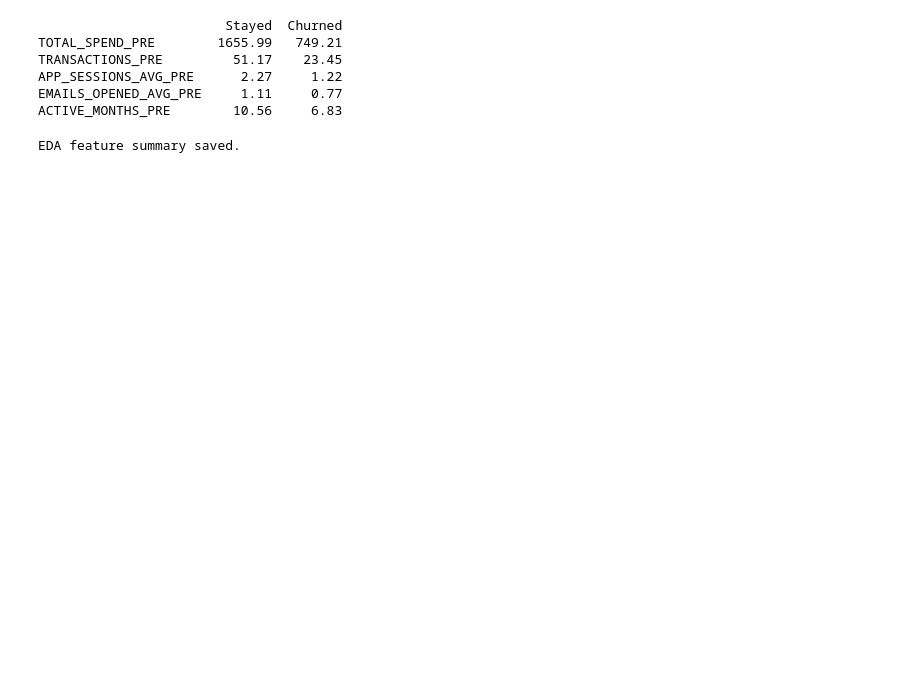
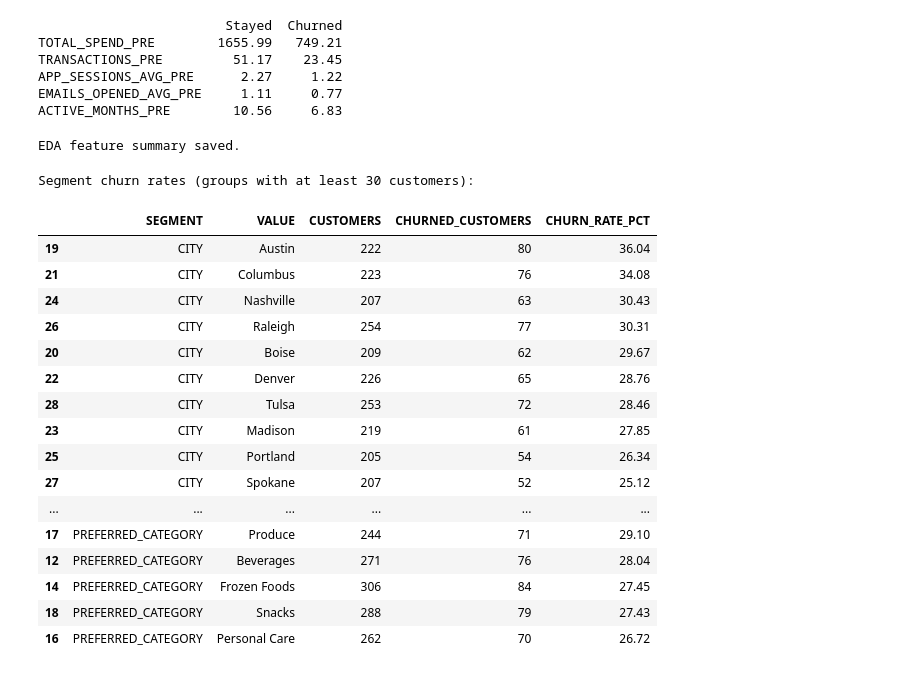
Before and after one commit to O-ASwIN-O/ChurnGuard, a Jupyter notebook: notebook/02_eda.ipynb, the cells around one changed output. Saved outputs shown, nothing was run; the diff lists cells and outputs as text; code cells hidden in the pictures; blank space fills up the shorter version.

```diff
--- a/notebook/02_eda.ipynb
+++ b/notebook/02_eda.ipynb
@@ -262,3 +237,55 @@ feature_summary.to_csv(
 print("EDA feature summary saved.")
 # %% [output]
 EDA feature summary saved.
+# %%
+segment_columns = [
+    "MEMBERSHIP_TIER",
+    "GENDER",
+    "HOME_STORE_PRICE_TIER",
+    "PREFERRED_CATEGORY",
+    "CITY",
+]
+segment_frames = []
+
+for column in segment_columns:
+    summary = model_eligible.groupby(column, dropna=False).agg(
+        CUSTOMERS=("CHURNED", "size"),
+        CHURNED_CUSTOMERS=("CHURNED", "sum"),
+        CHURN_RATE=("CHURNED", "mean"),
+    )
+    summary.insert(0, "SEGMENT", column)
+    summary.insert(1, "VALUE", summary.index.astype(str))
+    segment_frames.append(summary.reset_index(drop=True))
+
+segment_summary = pd.concat(segment_frames, ignore_index=True)
+segment_summary["CHURN_RATE_PCT"] = segment_summary["CHURN_RATE"] * 100
+segment_summary = segment_summary.drop(columns="CHURN_RATE")
+segment_summary = segment_summary[segment_summary["CUSTOMERS"] >= 30]
+segment_summary = segment_summary.sort_values(
+    ["SEGMENT", "CHURN_RATE_PCT"], ascending=[True, False]
+)
+
+print("Segment churn rates (groups with at least 30 customers):")
+display(segment_summary.round({"CHURN_RATE_PCT": 2}))
+segment_summary.to_csv(
+    Path("../data/processed/eda_segment_churn.csv"), index=False
+)
+# %% [output]
+Segment churn rates (groups with at least 30 customers):
+|  | SEGMENT | VALUE | CUSTOMERS | CHURNED_CUSTOMERS | CHURN_RATE_PCT |
+| 19 | CITY | Austin | 222 | 80 | 36.04 |
+| 21 | CITY | Columbus | 223 | 76 | 34.08 |
+| 24 | CITY | Nashville | 207 | 63 | 30.43 |
+| 26 | CITY | Raleigh | 254 | 77 | 30.31 |
+| 20 | CITY | Boise | 209 | 62 | 29.67 |
+| 22 | CITY | Denver | 226 | 65 | 28.76 |
+| 28 | CITY | Tulsa | 253 | 72 | 28.46 |
+| 23 | CITY | Madison | 219 | 61 | 27.85 |
+| 25 | CITY | Portland | 205 | 54 | 26.34 |
+| 27 | CITY | Spokane | 207 | 52 | 25.12 |
+| ... | ... | ... | ... | ... | ... |
+| 17 | PREFERRED_CATEGORY | Produce | 244 | 71 | 29.10 |
+| 12 | PREFERRED_CATEGORY | Beverages | 271 | 76 | 28.04 |
+| 14 | PREFERRED_CATEGORY | Frozen Foods | 306 | 84 | 27.45 |
+| 18 | PREFERRED_CATEGORY | Snacks | 288 | 79 | 27.43 |
+| 16 | PREFERRED_CATEGORY | Personal Care | 262 | 70 | 26.72 |
```
Also changed, not shown: parts of 7 cells of this notebook, 17 other files.
